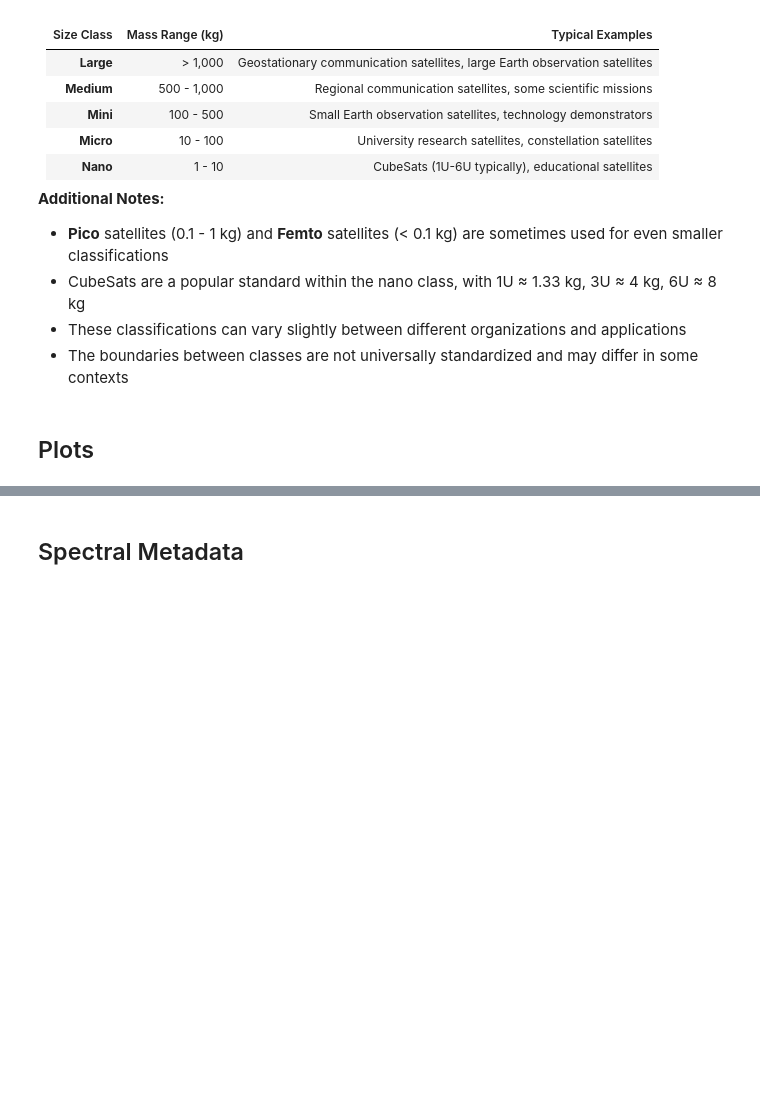
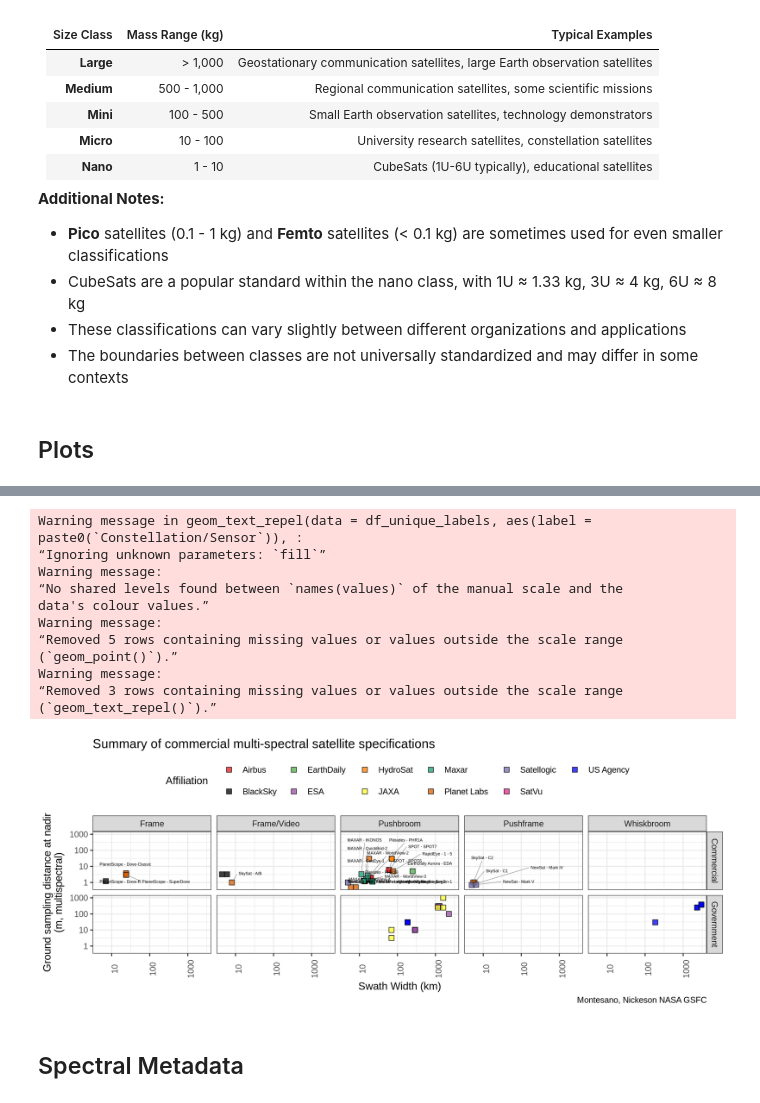
Before and after one commit to pahbs/csda_summaries, a Jupyter notebook: notebooks/csda_specs_multispec_smry.ipynb, the cells around one changed output, grey strips where cells are left out. Saved outputs shown, nothing was run; the diff lists cells and outputs as text; code cells hidden in the pictures; blank space fills up the shorter version.

```diff
--- a/notebooks/csda_specs_multispec_smry.ipynb
+++ b/notebooks/csda_specs_multispec_smry.ipynb
@@ -593,3 +605,55 @@ Warning message:
+# %%
+options(repr.plot.width = 10, repr.plot.height = 4, repr.plot.res = 300)
+
+# # Create a dataset with one label per unique position
+# df_unique_labels <- summary_table_subset %>%
+#   group_by(`Constellation/Sensor`, `Swath Width (km)`, `MS GSD Nadir (m)`) %>%
+#   slice(1) %>%  # Take first row from each group
+#   ungroup()
+
+ggplot(summary_table, aes(x=`Swath Width (km)`, y=as.numeric(`MS GSD Nadir (m)`), fill=`Affiliation`)) +
+    geom_point(size=2.5, shape=22, color='black',alpha=0.75) +
+    geom_text_repel(
+        data = df_unique_labels,
+        aes(label=paste0(`Constellation/Sensor`)),
+        size=1.5, color='black',
+        show.legend = FALSE,
+        box.padding = 0.5,
+        point.padding = 0.03,
+        segment.color = 'grey50',
+        segment.size = 0.2,
+        max.overlaps = Inf,
+        seed = 42, fill='NA', alpha=1
+    ) +
+    scale_fill_manual(values=color_dict) +
+    scale_color_manual(values=color_dict) +
+    scale_x_log10() +
+    scale_y_log10() +
+    theme_bw() +
+    theme(
+        axis.text.x = element_text(angle=90),
+        legend.position = 'top'
+    ) +
+    guides(fill = guide_legend(nrow = 2)) +  # Single row for legend
+    facet_grid(Sector ~ `Scanner Type`) +
+    labs(
+        y = 'Ground sampling distance at nadir\n(m, multispectral)',
+        caption = CAPTION_TEXT,
+        title = MAIN_TITLE
+    )
+# %% [output]
+Warning message in geom_text_repel(data = df_unique_labels, aes(label = paste0(`Constellation/Sensor`)), :
+“Ignoring unknown parameters: `fill`”
+Warning message:
+“No shared levels found between `names(values)` of the manual scale and the
+data's colour values.”
+Warning message:
+“Removed 5 rows containing missing values or values outside the scale range
+(`geom_point()`).”
+Warning message:
+“Removed 3 rows containing missing values or values outside the scale range
+(`geom_text_repel()`).”
+[figure, added]
 # %% [markdown]
 ## Spectral Metadata
 # %%
```
Also changed, not shown: parts of 20 cells of this notebook, 5 other files.
